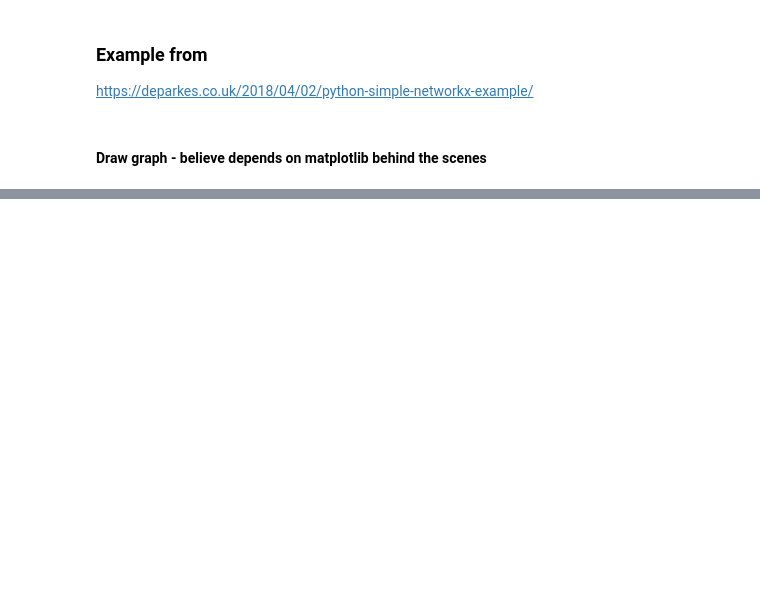
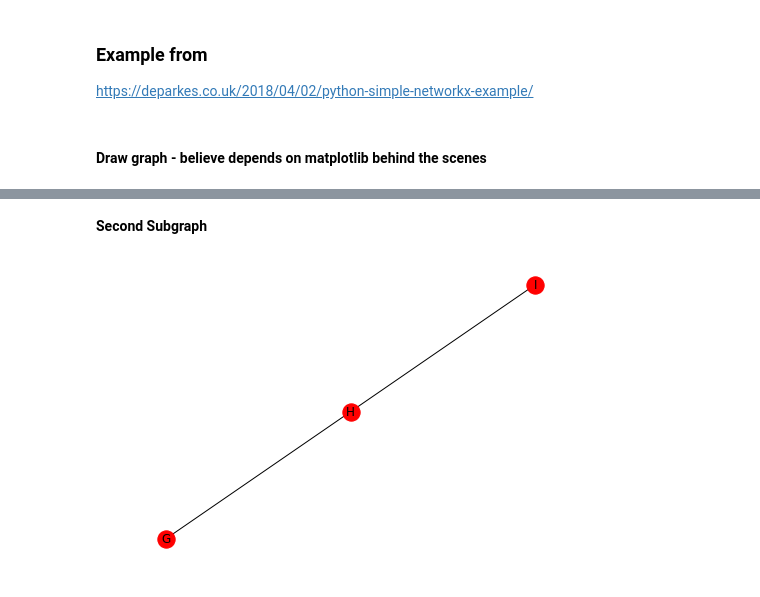
Before and after one commit to alanmaydwell/jupyter_scribblings, a Jupyter notebook: NetworkXtry.ipynb, the cells around one changed output, grey strips where cells are left out. Drawn from its saved outputs; the diff is of its cells as text; code cells hidden in the pictures; blank space fills up the shorter version.

```diff
--- a/NetworkXtry.ipynb
+++ b/NetworkXtry.ipynb
@@ -57,0 +127,6 @@ nx.draw(quick_graph, with_labels=True, font_weight='bold', node_size = 2000)
+# %% [markdown]
+**Second Subgraph**
+# %%
+nx.draw(subgraphs[1], with_labels=True)
+# %% [output]
+[figure, added]
```
Also changed, not shown: parts of 31 cells of this notebook.
